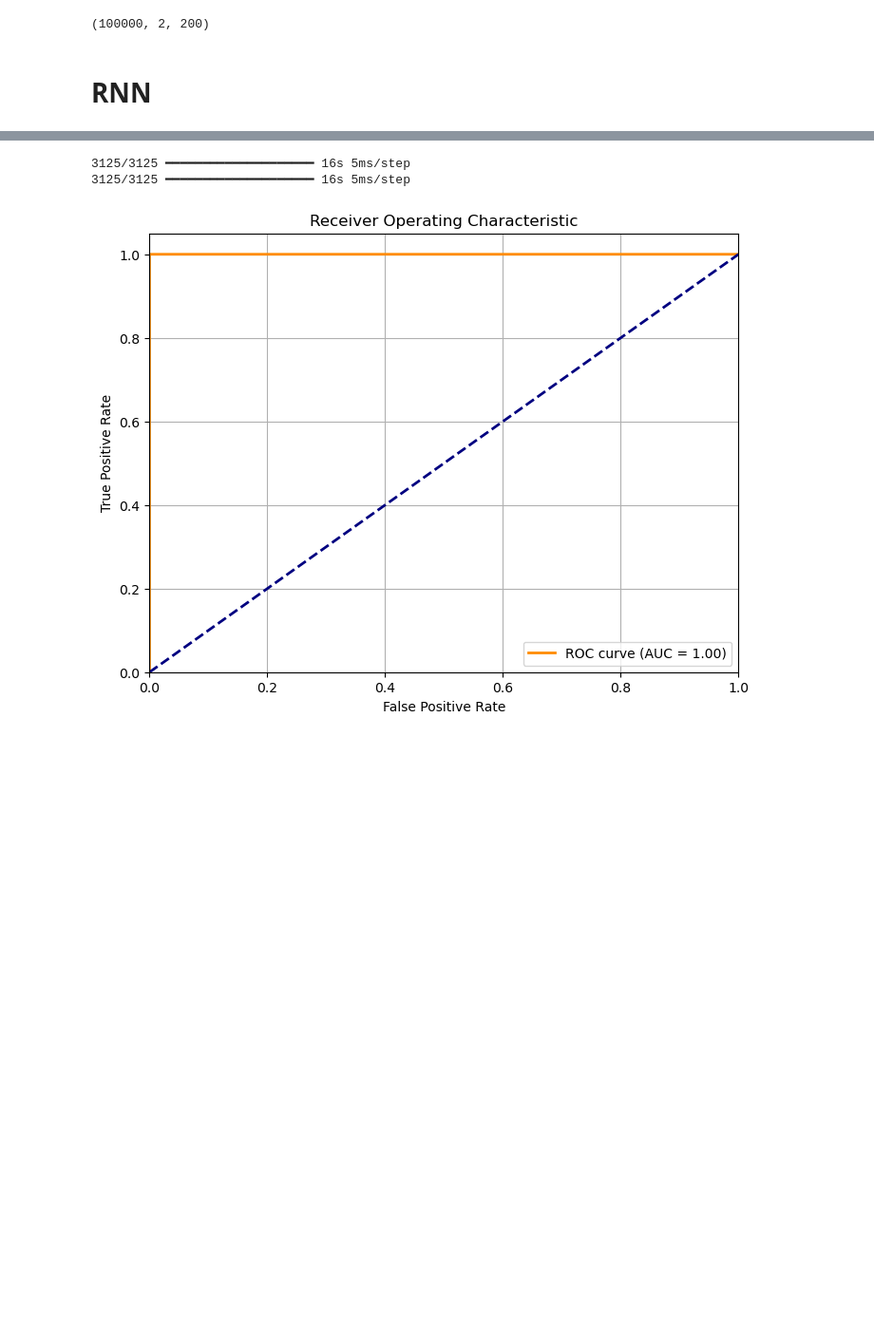
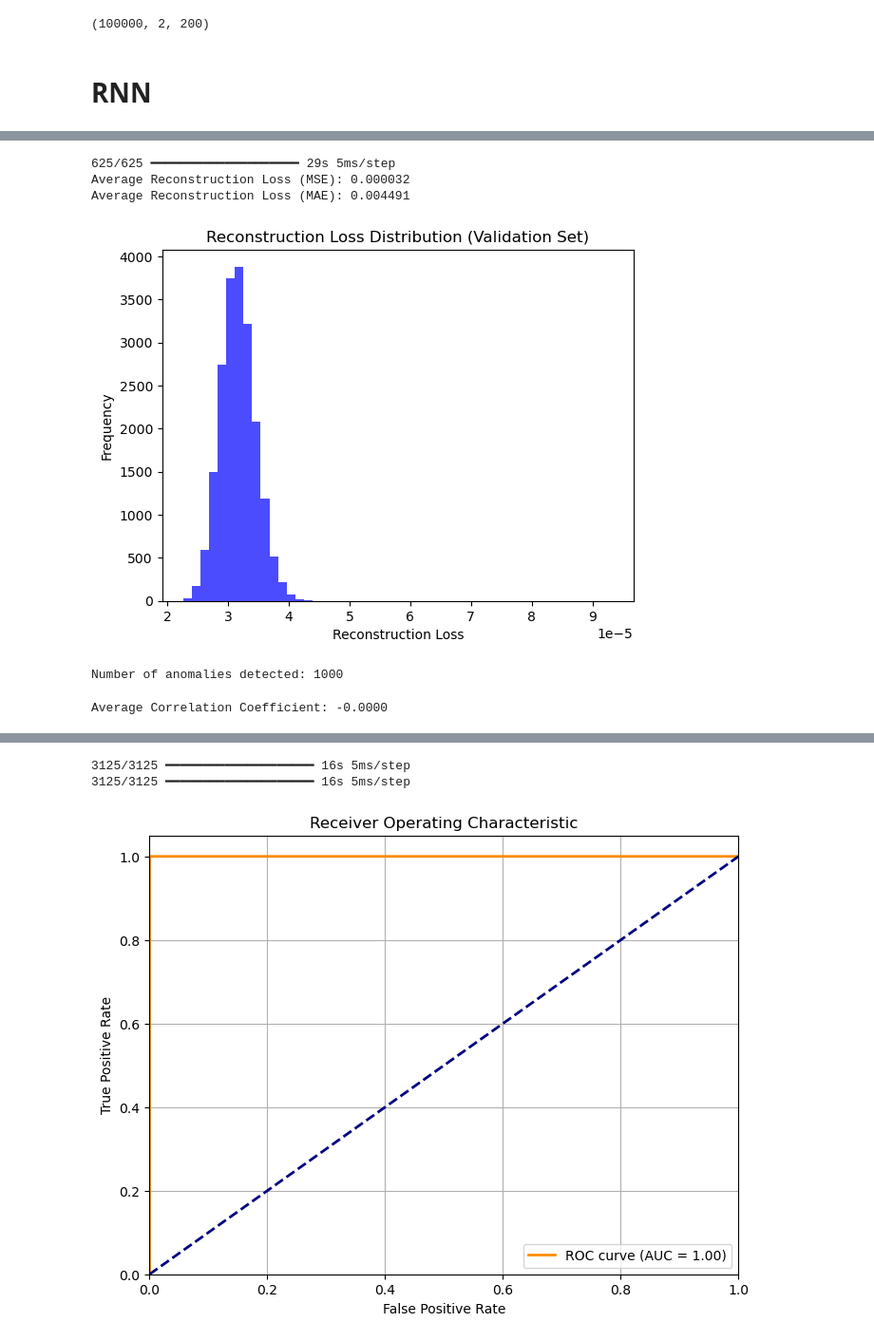
Before and after one commit to EliteApex/SMASH-hackathon, a Jupyter notebook: rebecca_starter.ipynb, the cells around one changed output, grey strips where cells are left out. Shown at 95% size. Drawn from its saved outputs; the diff is of its cells as text; code cells hidden in the pictures; blank space fills up the shorter version.

```diff
--- a/rebecca_starter.ipynb
+++ b/rebecca_starter.ipynb
@@ -212,7 +216,7 @@ encoded = SimpleRNN(
     return_sequences=False,  # Compress the entire sequence into one vector
     kernel_regularizer=l2(0.01),
     recurrent_regularizer=l2(0.01),
-    recurrent_dropout=0.2
+    recurrent_dropout=0.1
 )(input_seq)
 encoded = Dropout(0.3)(encoded)
 
@@ -227,7 +231,7 @@ decoded = SimpleRNN(
     return_sequences=True,
     kernel_regularizer=l2(0.01),
     recurrent_regularizer=l2(0.01),
-    recurrent_dropout=0.2
+    recurrent_dropout=0.1
 )(decoded)
 decoded = Dropout(0.3)(decoded)
 decoded = TimeDistributed(Dense(features, activation='sigmoid'))(decoded)  # Match input feature dimension
@@ -236,7 +240,7 @@ decoded = TimeDistributed(Dense(features, activation='sigmoid'))(decoded)  # Mat
 autoencoder = Model(inputs=input_seq, outputs=decoded)
 
 # Compile the model
-autoencoder.compile(optimizer='adam', loss='mse', metrics=['accuracy'])
+autoencoder.compile(optimizer='adam', loss='mse')
 
 # Summary of the model
 autoencoder.summary()
@@ -293,0 +307,44 @@ Epoch 20/20
+# %%
+# Reconstruct the validation set
+X_val_reconstructed = autoencoder.predict(X_val)
+
+# Calculate reconstruction loss for each sample (per time step and feature)
+reconstruction_losses = np.mean((X_val - X_val_reconstructed) ** 2, axis=(1, 2))  # MSE per sample
+
+# Average reconstruction loss over all samples
+average_mse_loss = np.mean(reconstruction_losses)
+average_mae_loss = np.mean(np.mean(np.abs(X_val - X_val_reconstructed), axis=(1, 2)))
+
+print(f"Average Reconstruction Loss (MSE): {average_mse_loss:.6f}")
+print(f"Average Reconstruction Loss (MAE): {average_mae_loss:.6f}")
+
+# Optionally, analyze the distribution of reconstruction losses
+import matplotlib.pyplot as plt
+
+plt.hist(reconstruction_losses, bins=50, color='blue', alpha=0.7)
+plt.title('Reconstruction Loss Distribution (Validation Set)')
+plt.xlabel('Reconstruction Loss')
+plt.ylabel('Frequency')
+plt.show()
+# %% [output]
+625/625 ━━━━━━━━━━━━━━━━━━━━ 29s 5ms/step
+Average Reconstruction Loss (MSE): 0.000032
+Average Reconstruction Loss (MAE): 0.004491
+[figure, added]
+# %%
+threshold = np.percentile(reconstruction_losses, 95)  # Example: 95th percentile
+anomalies = np.where(reconstruction_losses > threshold)[0]
+print(f"Number of anomalies detected: {len(anomalies)}")
+# %% [output]
+Number of anomalies detected: 1000
+# %%
+from scipy.stats import pearsonr
+
+correlations = [
+    pearsonr(X_val[i].flatten(), X_val_reconstructed[i].flatten())[0]
+    for i in range(len(X_val))
+]
+avg_correlation = np.mean(correlations)
+print(f"Average Correlation Coefficient: {avg_correlation:.4f}")
+# %% [output]
+Average Correlation Coefficient: -0.0000
```
Also changed, not shown: parts of 8 cells of this notebook.
